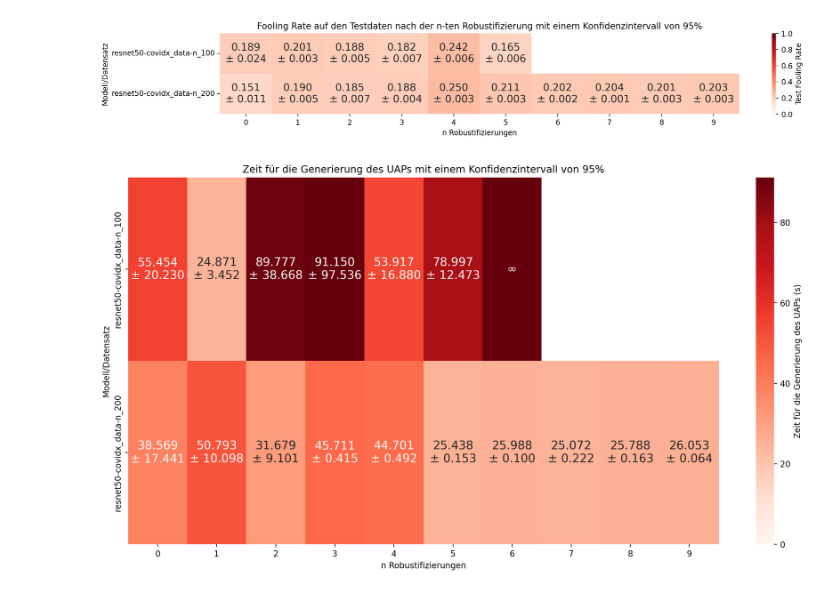
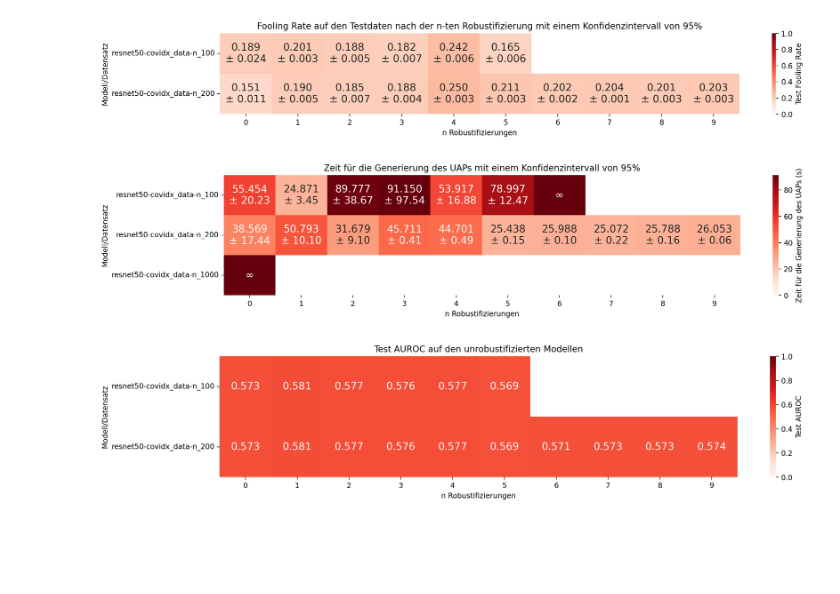
Before and after one commit to AdversarialAttacks/main, a Jupyter notebook: notebooks/11-metrics.ipynb, the cells around one changed output. Cells and saved outputs as stored; diff of their text form; code cells hidden in the pictures; blank space fills up the shorter version.

Commit message:
reload metric plots

```diff
--- a/notebooks/11-metrics.ipynb
+++ b/notebooks/11-metrics.ipynb
@@ -22,7 +22,7 @@ pd.set_option("future.no_silent_downcasting", True)
 # %%
 # read in the results
 results = defaultdict(list)
-for folder in os.listdir("robustified_models"):
+for folder in [item for item in os.listdir("robustified_models") if os.path.isdir(f"robustified_models/{item}")]:
 
     folder_split = folder.split("-")
     model = f"{folder_split[0]}-{folder_split[1]}-{folder_split[2]}"
@@ -163,36 +163,58 @@ plt.show()
 uap_times = df_results[df_results["metric"] == "uap_time_elapsed"].sort_values(
     by=["robustification", "stage"], ascending=True
 )
-uap_times = uap_times.pivot_table(
-    index="model", columns=["robustification","agg"], values=["value"]
-)
+uap_times = uap_times.pivot_table(index="model", columns=["robustification", "agg"], values=["value"]).iloc[[0, 2, 1]]
+
 uap_times_mean = uap_times.xs("mean", axis=1, level=2).droplevel(0, axis=1)
 uap_times_sem = uap_times.xs("sem", axis=1, level=2).droplevel(0, axis=1)
 
 annot = np.empty_like(uap_times_mean.values, dtype=object)
 for i in range(uap_times_mean.shape[0]):
     for j in range(uap_times_mean.shape[1]):
         if uap_times_mean.values[i, j] == np.inf:
             annot[i, j] = "∞"
         else:
-            annot[i, j] = f"{uap_times_mean.values[i, j]:.3f}\n± {1.96 * uap_times_sem.values[i, j]:.3f}"
+            annot[i, j] = f"{uap_times_mean.values[i, j]:.3f}\n± {1.96 * uap_times_sem.values[i, j]:.2f}"
 
 vmax_value = uap_times_mean.replace(np.inf, np.nan).max().max()
+
+plt.figure(figsize=(16, 3))
 
 sns.heatmap(
     uap_times_mean.astype(float).replace(np.inf, vmax_value),
     annot=annot,
     fmt="",
     cmap="Reds",
     cbar_kws={"label": "Zeit für die Generierung des UAPs (s)"},
     annot_kws={"size": 14},
     vmin=0,
     vmax=vmax_value,
 )
 
 plt.xlabel("n Robustifizierungen")
 plt.ylabel("Modell/Datensatz")
 plt.title("Zeit für die Generierung des UAPs mit einem Konfidenzintervall von 95%")
 plt.show()
 # %% [output]
-[figure, old version]
+[figure, new version]
+# %%
+auroc = df_results[(df_results["metric"] == "test_BinaryAUROC") & (df_results["stage"] == "02_eval_unrobustified_test")]
+auroc = auroc.pivot_table(index="model", columns=["robustification"], values=["value"]).droplevel(0, axis=1)
+
+plt.figure(figsize=(16, 3))
+sns.heatmap(
+    auroc.astype(float),
+    annot=True,
+    fmt=".3f",
+    cmap="Reds",
+    cbar_kws={"label": "Test AUROC"},
+    annot_kws={"size": 14},
+    vmin=0,
+    vmax=1,
+)
+plt.xlabel("n Robustifizierungen")
+plt.ylabel("Modell/Datensatz")
+plt.title("Test AUROC auf den unrobustifizierten Modellen")
+plt.show()
+# %% [output]
+[figure, added]
```
Also changed, not shown: 2 other files.
